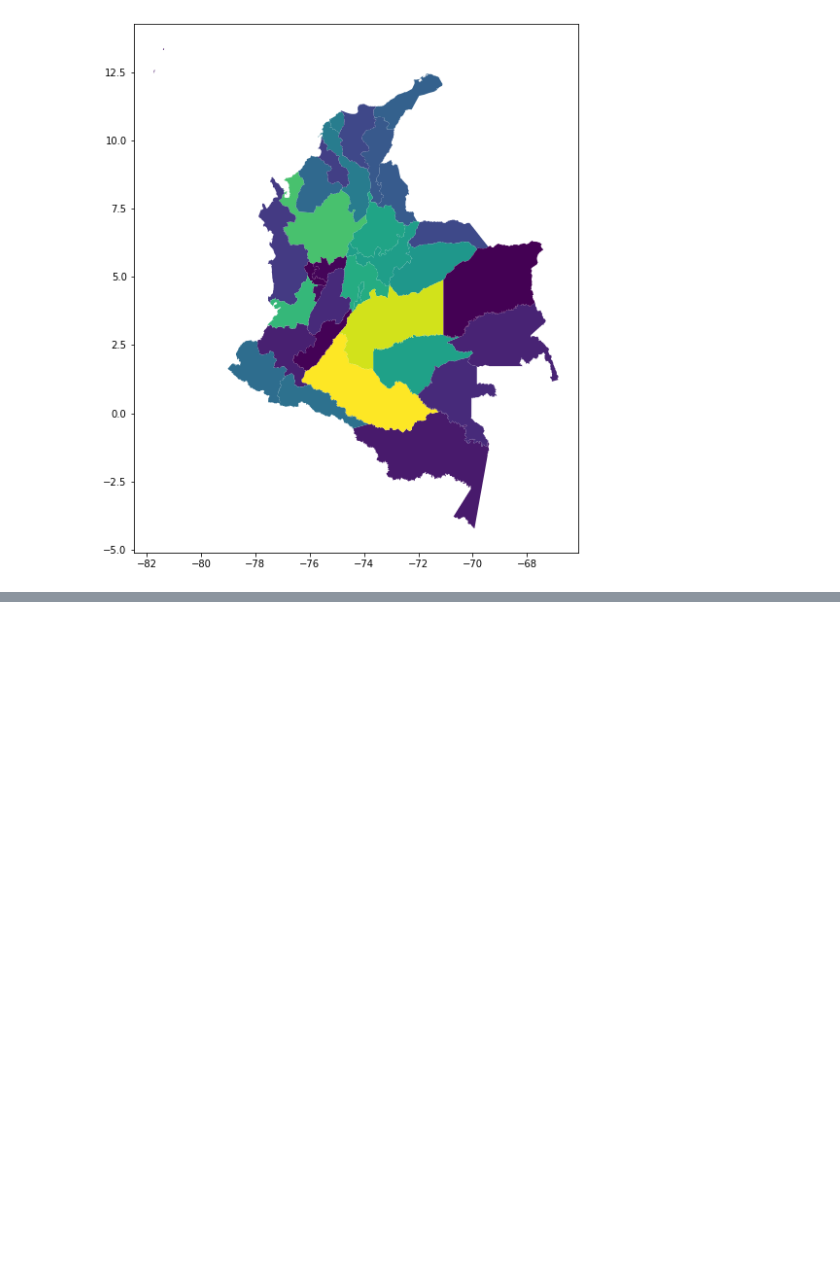
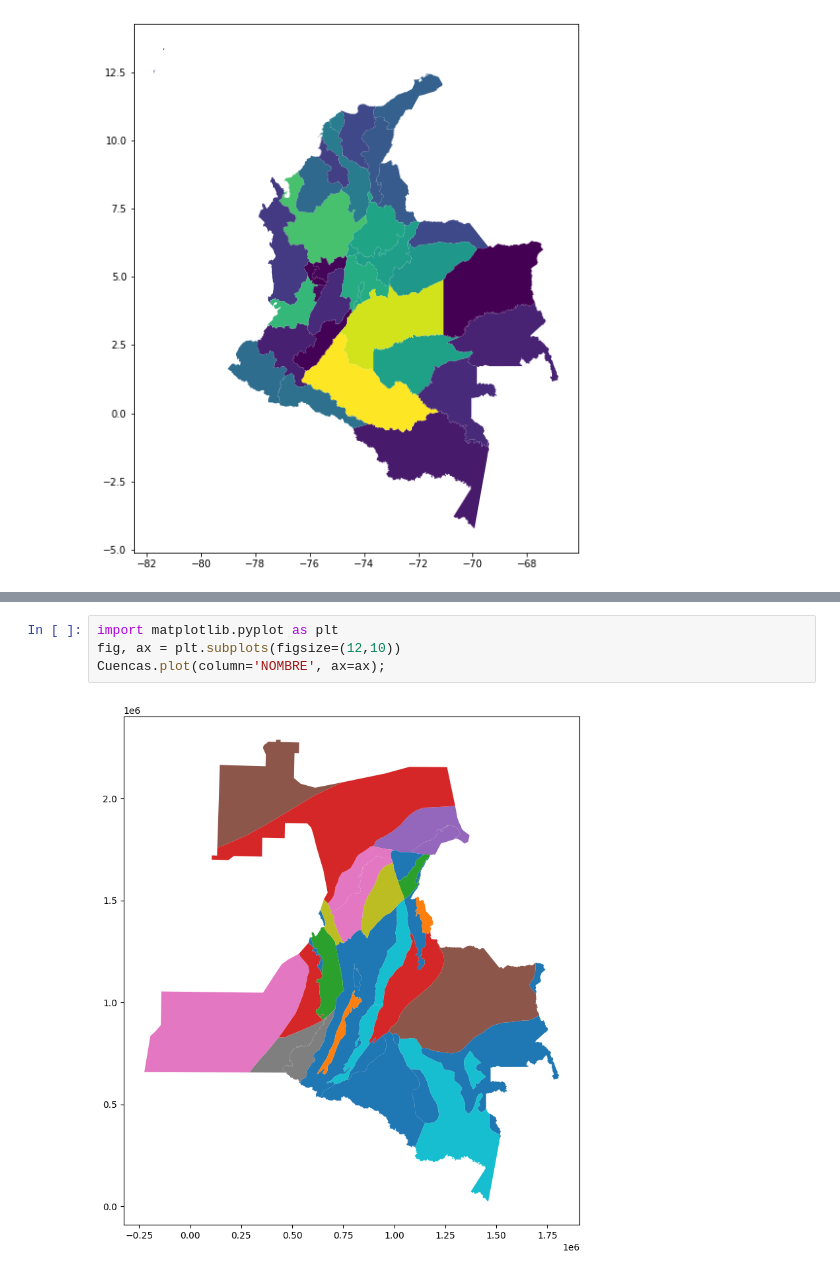
Before and after one commit to Anggarciaar/Proyecto_AnalisisGeoespacial, a Jupyter notebook: Proyecto_AnalisisGeoespacial.ipynb, the cells around one changed output, grey strips where cells are left out. Saved outputs shown, nothing was run; the diff lists cells and outputs as text; blank space fills up the shorter version.

```diff
--- a/Proyecto_AnalisisGeoespacial.ipynb
+++ b/Proyecto_AnalisisGeoespacial.ipynb
@@ -99,0 +173,6 @@ Departamentos.plot(column='ems_nts_GE', ax=ax);
+# %%
+import matplotlib.pyplot as plt
+fig, ax = plt.subplots(figsize=(12,10))
+Cuencas.plot(column='NOMBRE', ax=ax);
+# %% [output]
+[figure, added]
```
Also changed, not shown: parts of 22 cells of this notebook.
